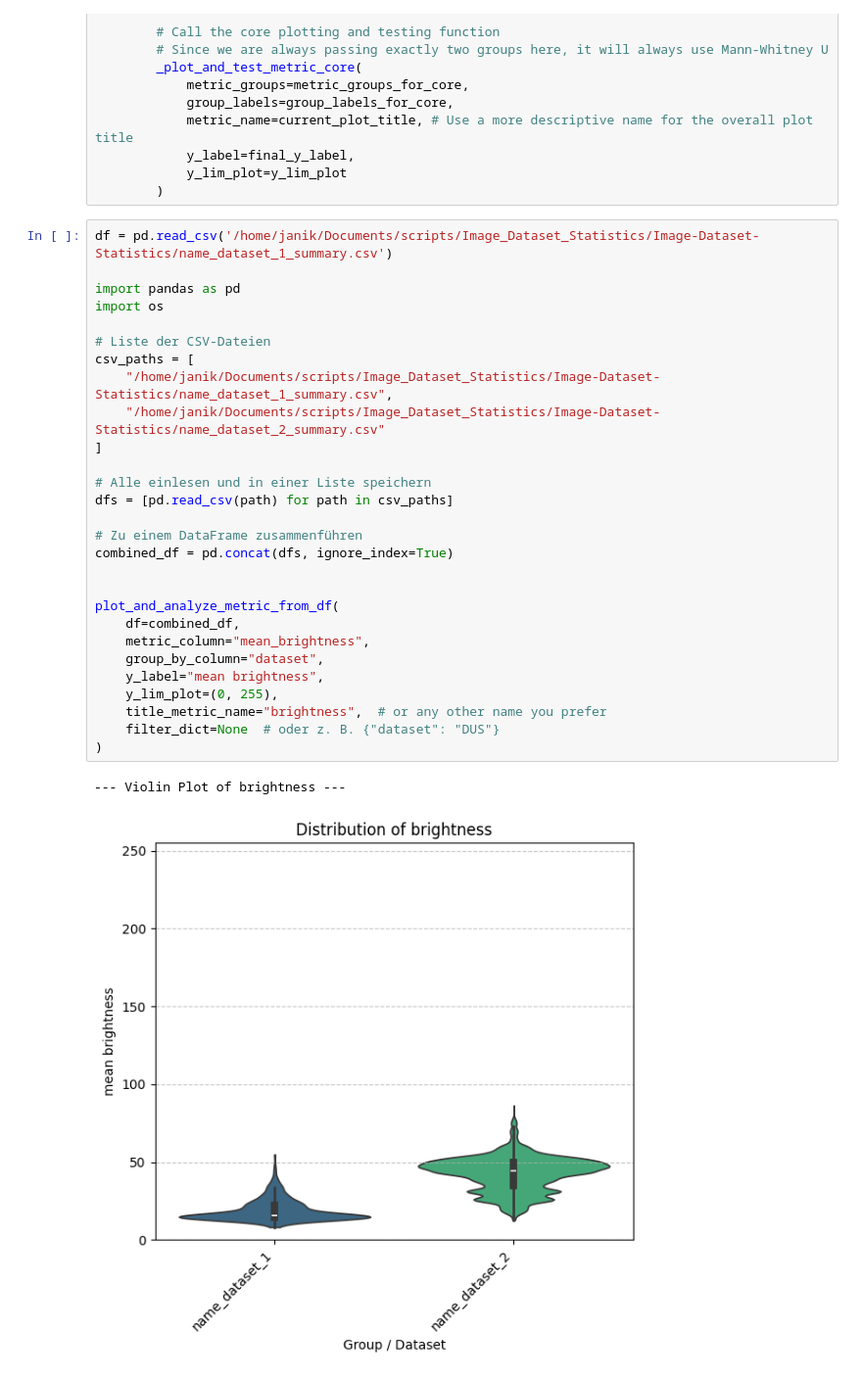
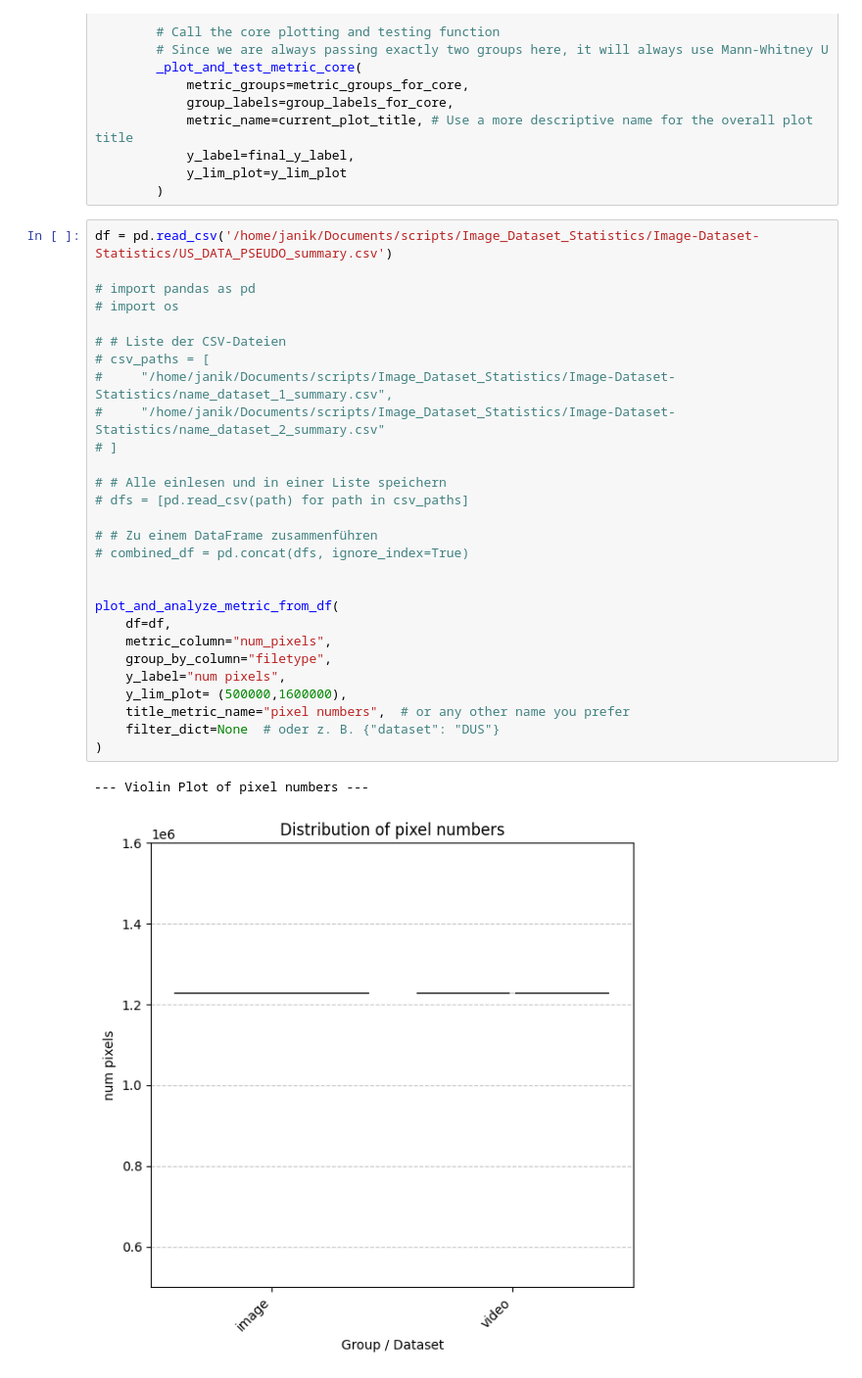
Before and after one commit to janikhohmann/Image-Dataset-Statistics, a Jupyter notebook: statistics.ipynb, the cells around one changed output. Shown: that part at 98% size. Cells and saved outputs as stored; diff of their text form.

```diff
--- a/statistics.ipynb
+++ b/statistics.ipynb
@@ -610,33 +624,33 @@ def compare_metric_between_two_datasets_by_subgroup(
             y_lim_plot=y_lim_plot
         )
 # %%
-df = pd.read_csv('/home/janik/Documents/scripts/Image_Dataset_Statistics/Image-Dataset-Statistics/name_dataset_1_summary.csv')
+df = pd.read_csv('/home/janik/Documents/scripts/Image_Dataset_Statistics/Image-Dataset-Statistics/US_DATA_PSEUDO_summary.csv')
 
-import pandas as pd
-import os
+# import pandas as pd
+# import os
 
-# Liste der CSV-Dateien
-csv_paths = [
-    "/home/janik/Documents/scripts/Image_Dataset_Statistics/Image-Dataset-Statistics/name_dataset_1_summary.csv",
-    "/home/janik/Documents/scripts/Image_Dataset_Statistics/Image-Dataset-Statistics/name_dataset_2_summary.csv"
-]
+# # Liste der CSV-Dateien
+# csv_paths = [
+#     "/home/janik/Documents/scripts/Image_Dataset_Statistics/Image-Dataset-Statistics/name_dataset_1_summary.csv",
+#     "/home/janik/Documents/scripts/Image_Dataset_Statistics/Image-Dataset-Statistics/name_dataset_2_summary.csv"
+# ]
 
-# Alle einlesen und in einer Liste speichern
-dfs = [pd.read_csv(path) for path in csv_paths]
+# # Alle einlesen und in einer Liste speichern
+# dfs = [pd.read_csv(path) for path in csv_paths]
 
-# Zu einem DataFrame zusammenführen
-combined_df = pd.concat(dfs, ignore_index=True)
+# # Zu einem DataFrame zusammenführen
+# combined_df = pd.concat(dfs, ignore_index=True)
 
 
 plot_and_analyze_metric_from_df(
-    df=combined_df,
-    metric_column="mean_brightness",
-    group_by_column="dataset",
-    y_label="mean brightness",
-    y_lim_plot=(0, 255),
-    title_metric_name="brightness",  # or any other name you prefer
+    df=df,
+    metric_column="num_pixels",
+    group_by_column="filetype",
+    y_label="num pixels",
+    y_lim_plot= (500000,1600000),
+    title_metric_name="pixel numbers",  # or any other name you prefer
     filter_dict=None  # oder z. B. {"dataset": "DUS"}
 )
 # %% [output]
---- Violin Plot of brightness ---
+--- Violin Plot of pixel numbers ---
-[figure, old version]
+[figure, new version]
```
Also changed, not shown: parts of 7 cells of this notebook.
